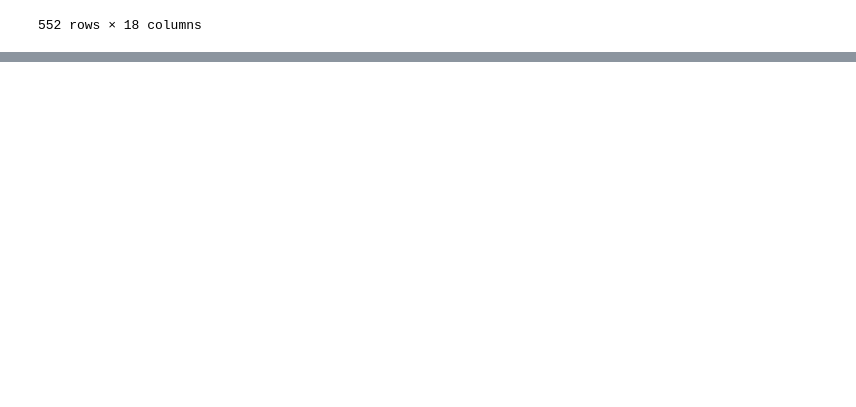
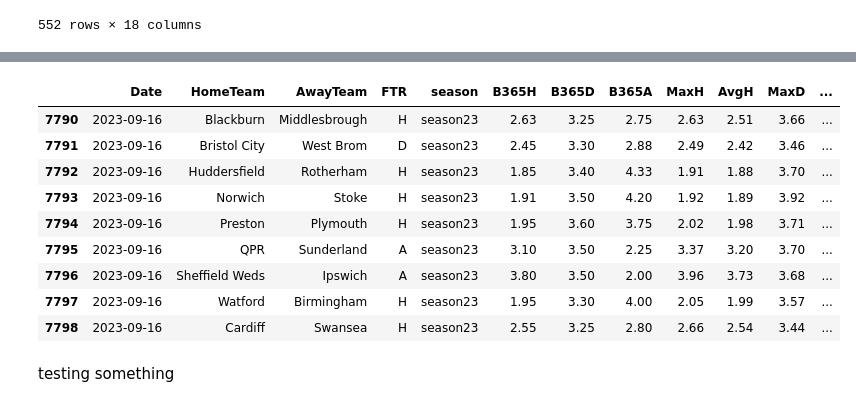
Before and after one commit to benjaminr4/championship_predictions, a Jupyter notebook: Sequential Model.ipynb, the cells around one changed output, grey strips where cells are left out. Saved outputs shown, nothing was run; the diff lists cells and outputs as text; code cells hidden in the pictures; blank space fills up the shorter version.

```diff
--- a/Sequential Model.ipynb
+++ b/Sequential Model.ipynb
@@ -404,0 +453,15 @@ myresults
+# %%
+myresults[myresults['Date']=='2023-09-16']
+# %% [output]
+|  | Date | HomeTeam | AwayTeam | FTR | season | B365H | B365D | B365A | MaxH | AvgH | MaxD | ... |
+| 7790 | 2023-09-16 | Blackburn | Middlesbrough | H | season23 | 2.63 | 3.25 | 2.75 | 2.63 | 2.51 | 3.66 | ... |
+| 7791 | 2023-09-16 | Bristol City | West Brom | D | season23 | 2.45 | 3.30 | 2.88 | 2.49 | 2.42 | 3.46 | ... |
+| 7792 | 2023-09-16 | Huddersfield | Rotherham | H | season23 | 1.85 | 3.40 | 4.33 | 1.91 | 1.88 | 3.70 | ... |
+| 7793 | 2023-09-16 | Norwich | Stoke | H | season23 | 1.91 | 3.50 | 4.20 | 1.92 | 1.89 | 3.92 | ... |
+| 7794 | 2023-09-16 | Preston | Plymouth | H | season23 | 1.95 | 3.60 | 3.75 | 2.02 | 1.98 | 3.71 | ... |
+| 7795 | 2023-09-16 | QPR | Sunderland | A | season23 | 3.10 | 3.50 | 2.25 | 3.37 | 3.20 | 3.70 | ... |
+| 7796 | 2023-09-16 | Sheffield Weds | Ipswich | A | season23 | 3.80 | 3.50 | 2.00 | 3.96 | 3.73 | 3.68 | ... |
+| 7797 | 2023-09-16 | Watford | Birmingham | H | season23 | 1.95 | 3.30 | 4.00 | 2.05 | 1.99 | 3.57 | ... |
+| 7798 | 2023-09-16 | Cardiff | Swansea | H | season23 | 2.55 | 3.25 | 2.80 | 2.66 | 2.54 | 3.44 | ... |
+# %% [markdown]
+testing something
```
Also changed, not shown: parts of 16 cells of this notebook, 3 other files.
